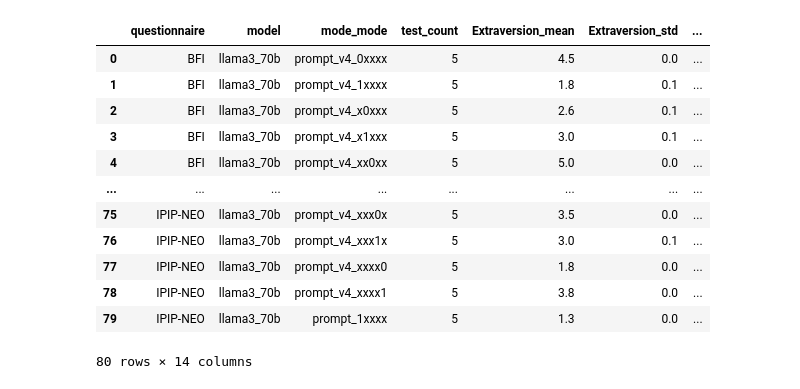
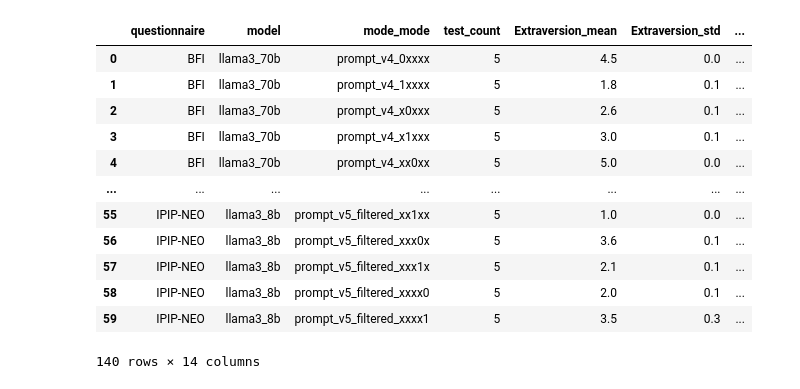
Before and after one commit to wenkai-li/llm_personality, a Jupyter notebook: evaluation/PsychoBench/plot_table_other_prompts.ipynb, the cells around one changed output. Drawn from its saved outputs; the diff is of its cells as text; code cells hidden in the pictures.

```diff
--- a/evaluation/PsychoBench/plot_table_other_prompts.ipynb
+++ b/evaluation/PsychoBench/plot_table_other_prompts.ipynb
@@ -1,21 +1,21 @@
 # %%
 import pandas as pd
-df = pd.read_csv("stats/summary_prompt_v4.csv")
+df = pd.concat([pd.read_csv("stats/summary_prompt_v4.csv"), pd.read_csv("stats/summary_prompt_v5.csv")])
 df
 # %% [output]
 |  | questionnaire | model | mode_mode | test_count | Extraversion_mean | Extraversion_std | ... |
 | 0 | BFI | llama3_70b | prompt_v4_0xxxx | 5 | 4.5 | 0.0 | ... |
 | 1 | BFI | llama3_70b | prompt_v4_1xxxx | 5 | 1.8 | 0.1 | ... |
 | 2 | BFI | llama3_70b | prompt_v4_x0xxx | 5 | 2.6 | 0.1 | ... |
 | 3 | BFI | llama3_70b | prompt_v4_x1xxx | 5 | 3.0 | 0.1 | ... |
 | 4 | BFI | llama3_70b | prompt_v4_xx0xx | 5 | 5.0 | 0.0 | ... |
 | ... | ... | ... | ... | ... | ... | ... | ... |
-| 75 | IPIP-NEO | llama3_70b | prompt_v4_xxx0x | 5 | 3.5 | 0.0 | ... |
-| 76 | IPIP-NEO | llama3_70b | prompt_v4_xxx1x | 5 | 3.0 | 0.1 | ... |
-| 77 | IPIP-NEO | llama3_70b | prompt_v4_xxxx0 | 5 | 1.8 | 0.0 | ... |
-| 78 | IPIP-NEO | llama3_70b | prompt_v4_xxxx1 | 5 | 3.8 | 0.0 | ... |
-| 79 | IPIP-NEO | llama3_70b | prompt_1xxxx | 5 | 1.3 | 0.0 | ... |
+| 55 | IPIP-NEO | llama3_8b | prompt_v5_filtered_xx1xx | 5 | 1.0 | 0.0 | ... |
+| 56 | IPIP-NEO | llama3_8b | prompt_v5_filtered_xxx0x | 5 | 3.6 | 0.1 | ... |
+| 57 | IPIP-NEO | llama3_8b | prompt_v5_filtered_xxx1x | 5 | 2.1 | 0.1 | ... |
+| 58 | IPIP-NEO | llama3_8b | prompt_v5_filtered_xxxx0 | 5 | 2.0 | 0.1 | ... |
+| 59 | IPIP-NEO | llama3_8b | prompt_v5_filtered_xxxx1 | 5 | 3.5 | 0.3 | ... |
-80 rows × 14 columns
+140 rows × 14 columns
 # %%
 labels = ['Openness', 'Conscientiousness', 'Extraversion', 'Agreeableness', 'Neuroticism']
 for idx_label, label in enumerate(labels):
```
Also changed, not shown: parts of 4 cells of this notebook, 6 other files.
